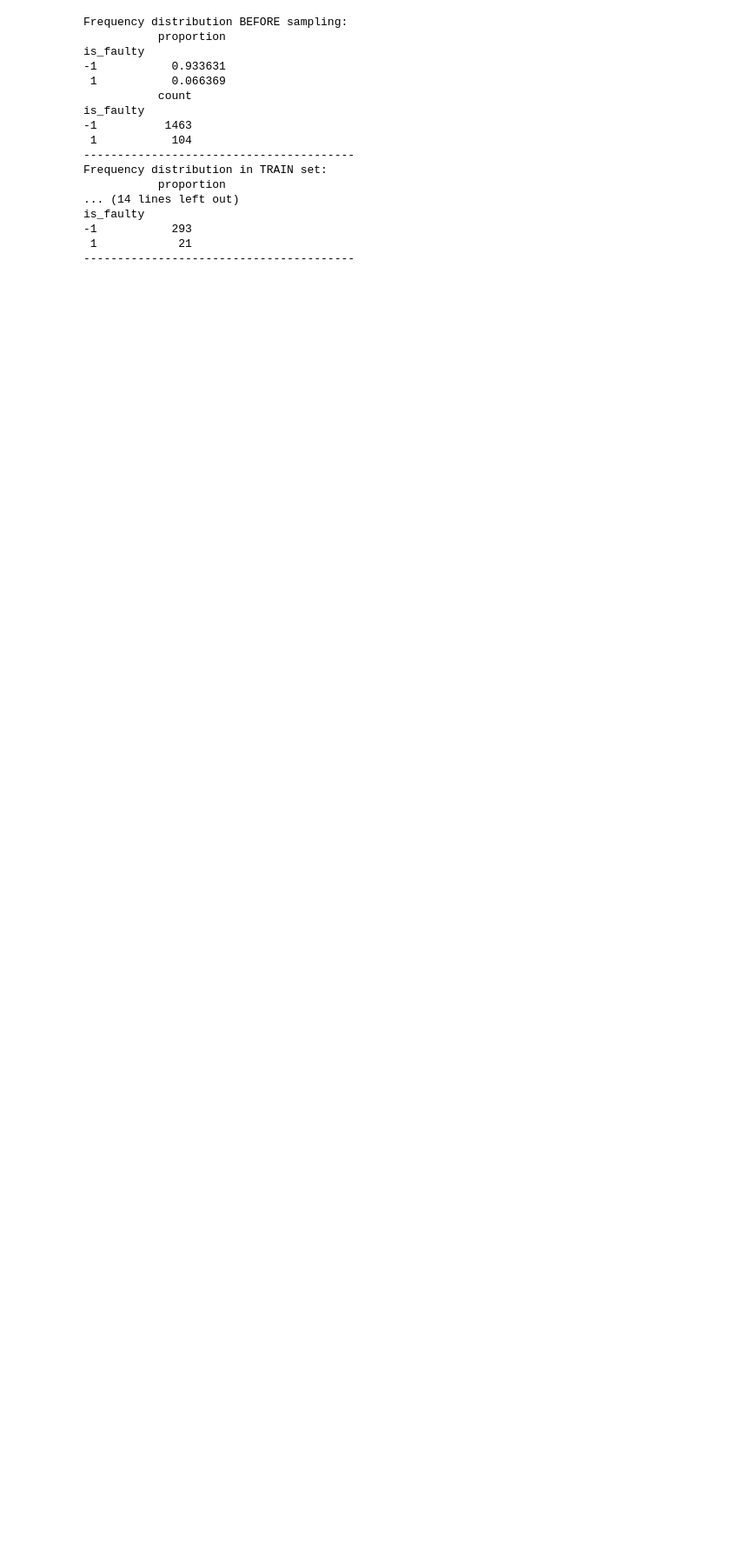
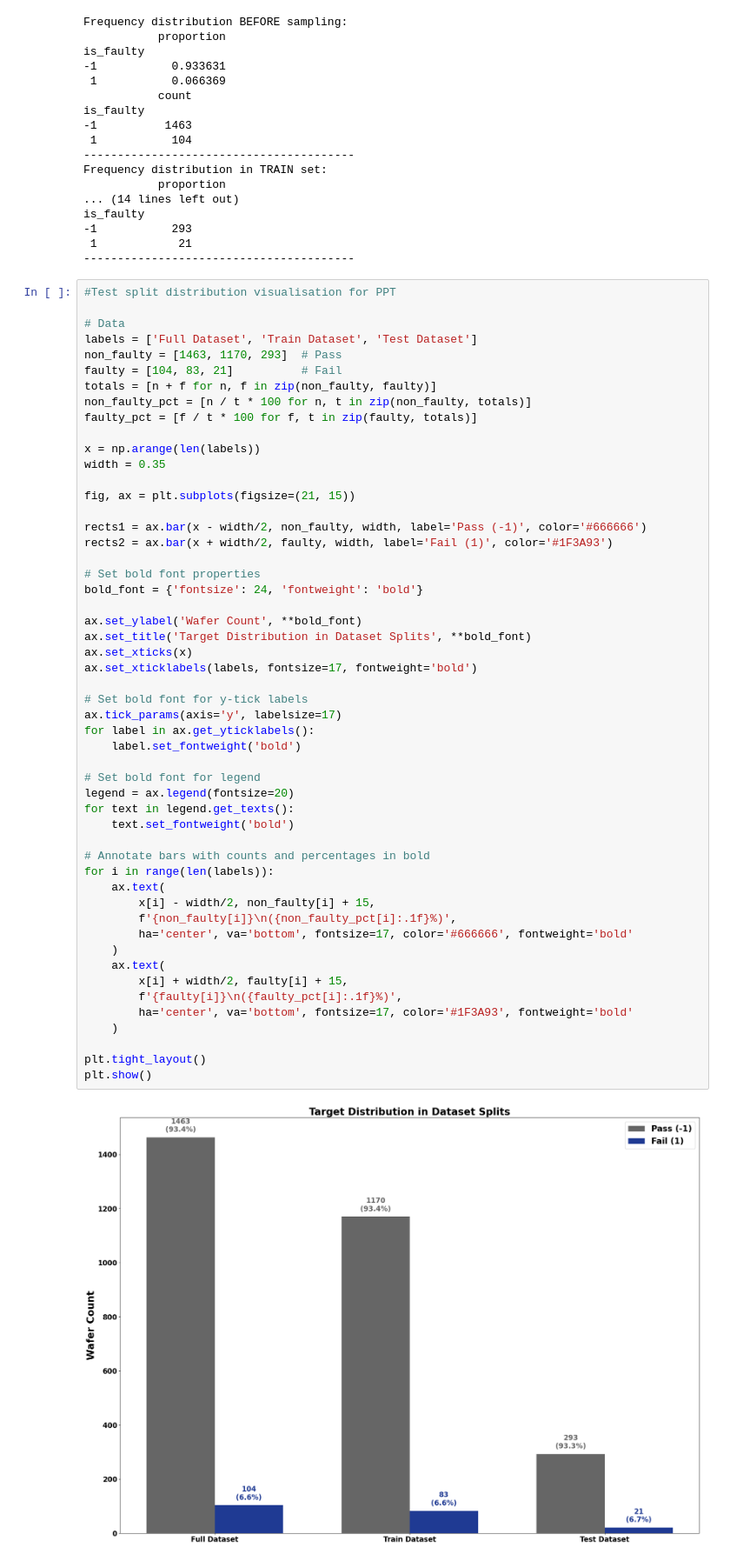
Before and after one commit to Appy-Anand/SECOM_DS2, a Jupyter notebook: notebooks/DataCleaningModelling.ipynb, the cells around one changed output. Shown at 87% size. Cells and saved outputs as stored; diff of their text form; blank space fills up the shorter version.

```diff
--- a/notebooks/DataCleaningModelling.ipynb
+++ b/notebooks/DataCleaningModelling.ipynb
@@ -118,5 +119,59 @@ is_faulty
 -1           293
  1            21
 ----------------------------------------
+# %%
+#Test split distribution visualisation for PPT
+
+# Data
+labels = ['Full Dataset', 'Train Dataset', 'Test Dataset']
+non_faulty = [1463, 1170, 293]  # Pass
+faulty = [104, 83, 21]          # Fail
+totals = [n + f for n, f in zip(non_faulty, faulty)]
+non_faulty_pct = [n / t * 100 for n, t in zip(non_faulty, totals)]
+faulty_pct = [f / t * 100 for f, t in zip(faulty, totals)]
+
+x = np.arange(len(labels))
+width = 0.35
+
+fig, ax = plt.subplots(figsize=(21, 15))
+
+rects1 = ax.bar(x - width/2, non_faulty, width, label='Pass (-1)', color='#666666')
+rects2 = ax.bar(x + width/2, faulty, width, label='Fail (1)', color='#1F3A93')
+
+# Set bold font properties
+bold_font = {'fontsize': 24, 'fontweight': 'bold'}
+
+ax.set_ylabel('Wafer Count', **bold_font)
+ax.set_title('Target Distribution in Dataset Splits', **bold_font)
+ax.set_xticks(x)
+ax.set_xticklabels(labels, fontsize=17, fontweight='bold')
+
+# Set bold font for y-tick labels
+ax.tick_params(axis='y', labelsize=17)
+for label in ax.get_yticklabels():
+    label.set_fontweight('bold')
+
+# Set bold font for legend
+legend = ax.legend(fontsize=20)
+for text in legend.get_texts():
+    text.set_fontweight('bold')
+
+# Annotate bars with counts and percentages in bold
+for i in range(len(labels)):
+    ax.text(
+        x[i] - width/2, non_faulty[i] + 15,
+        f'{non_faulty[i]}\n({non_faulty_pct[i]:.1f}%)',
+        ha='center', va='bottom', fontsize=17, color='#666666', fontweight='bold'
+    )
+    ax.text(
+        x[i] + width/2, faulty[i] + 15,
+        f'{faulty[i]}\n({faulty_pct[i]:.1f}%)',
+        ha='center', va='bottom', fontsize=17, color='#1F3A93', fontweight='bold'
+    )
+
+plt.tight_layout()
+plt.show()
+# %% [output]
+[figure, added]
 # %%
 # Data cleaning in train dataset train_df_clean
```
Also changed, not shown: parts of 11 cells of this notebook, 1 other file.
